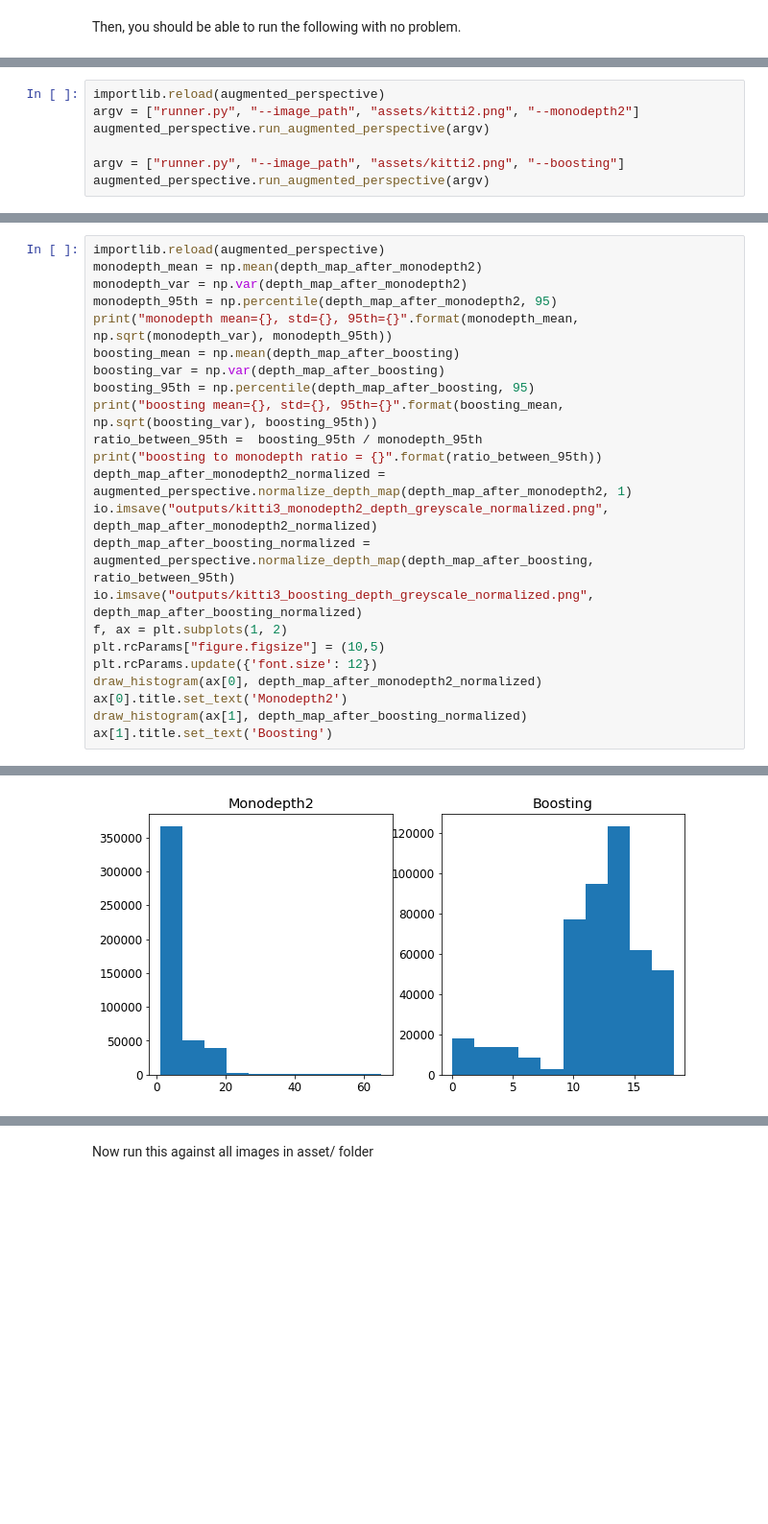
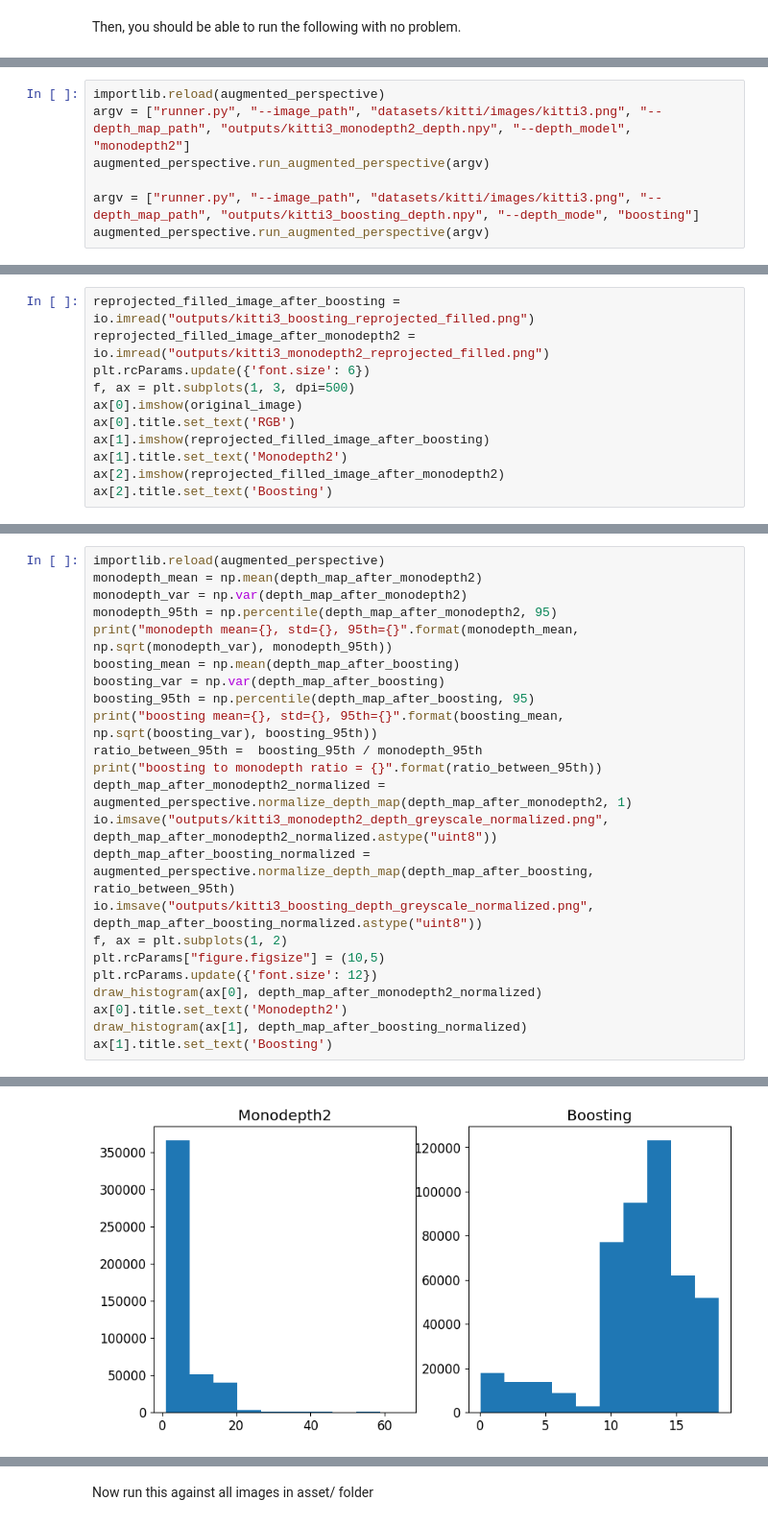
Before and after one commit to hsysuper/augmented-perspective, a Jupyter notebook: AugmentedPerspective.ipynb, the cells around one changed output, grey strips where cells are left out. Shown at 96% size. Cells and saved outputs as stored; diff of their text form; blank space fills up the shorter version.

```diff
--- a/AugmentedPerspective.ipynb
+++ b/AugmentedPerspective.ipynb
@@ -151,8 +154,8 @@ Run the augmented perspective code againsts assets/kitti2.png
 # %%
 importlib.reload(augmented_perspective)
-argv = ["runner.py", "--image_path", "assets/kitti2.png", "--monodepth2"]
+argv = ["runner.py", "--image_path", "datasets/kitti/images/kitti3.png", "--depth_map_path", "outputs/kitti3_monodepth2_depth.npy", "--depth_model", "monodepth2"]
 augmented_perspective.run_augmented_perspective(argv)
 
-argv = ["runner.py", "--image_path", "assets/kitti2.png", "--boosting"]
+argv = ["runner.py", "--image_path", "datasets/kitti/images/kitti3.png", "--depth_map_path", "outputs/kitti3_boosting_depth.npy", "--depth_mode", "boosting"]
 augmented_perspective.run_augmented_perspective(argv)
 # %% [output]
@@ -189,0 +194,11 @@ Output hidden; open in https://colab.research.google.com to view.
+# %%
+reprojected_filled_image_after_boosting = io.imread("outputs/kitti3_boosting_reprojected_filled.png")
+reprojected_filled_image_after_monodepth2 = io.imread("outputs/kitti3_monodepth2_reprojected_filled.png")
+plt.rcParams.update({'font.size': 6})
+f, ax = plt.subplots(1, 3, dpi=500)
+ax[0].imshow(original_image)
+ax[0].title.set_text('RGB')
+ax[1].imshow(reprojected_filled_image_after_boosting)
+ax[1].title.set_text('Monodepth2')
+ax[2].imshow(reprojected_filled_image_after_monodepth2)
+ax[2].title.set_text('Boosting')
@@ -214,9 +233,9 @@ print("boosting mean={}, std={}, 95th={}".format(boosting_mean, np.sqrt(boosting
 ratio_between_95th =  boosting_95th / monodepth_95th
 print("boosting to monodepth ratio = {}".format(ratio_between_95th))
 depth_map_after_monodepth2_normalized = augmented_perspective.normalize_depth_map(depth_map_after_monodepth2, 1)
-io.imsave("outputs/kitti3_monodepth2_depth_greyscale_normalized.png", depth_map_after_monodepth2_normalized)
+io.imsave("outputs/kitti3_monodepth2_depth_greyscale_normalized.png", depth_map_after_monodepth2_normalized.astype("uint8"))
 depth_map_after_boosting_normalized = augmented_perspective.normalize_depth_map(depth_map_after_boosting, ratio_between_95th)
-io.imsave("outputs/kitti3_boosting_depth_greyscale_normalized.png", depth_map_after_boosting_normalized)
+io.imsave("outputs/kitti3_boosting_depth_greyscale_normalized.png", depth_map_after_boosting_normalized.astype("uint8"))
 f, ax = plt.subplots(1, 2)
 plt.rcParams["figure.figsize"] = (10,5)
 plt.rcParams.update({'font.size': 12})
@@ -233,4 +250,4 @@ boosting to monodepth ratio = 54.7760967566218
-[figure, old version]
+[figure, new version]
 # %%
 f, ax = plt.subplots(1, 3, dpi=500)
 print("monodepth2")
```
Also changed, not shown: parts of 21 cells of this notebook, 2 other files.
